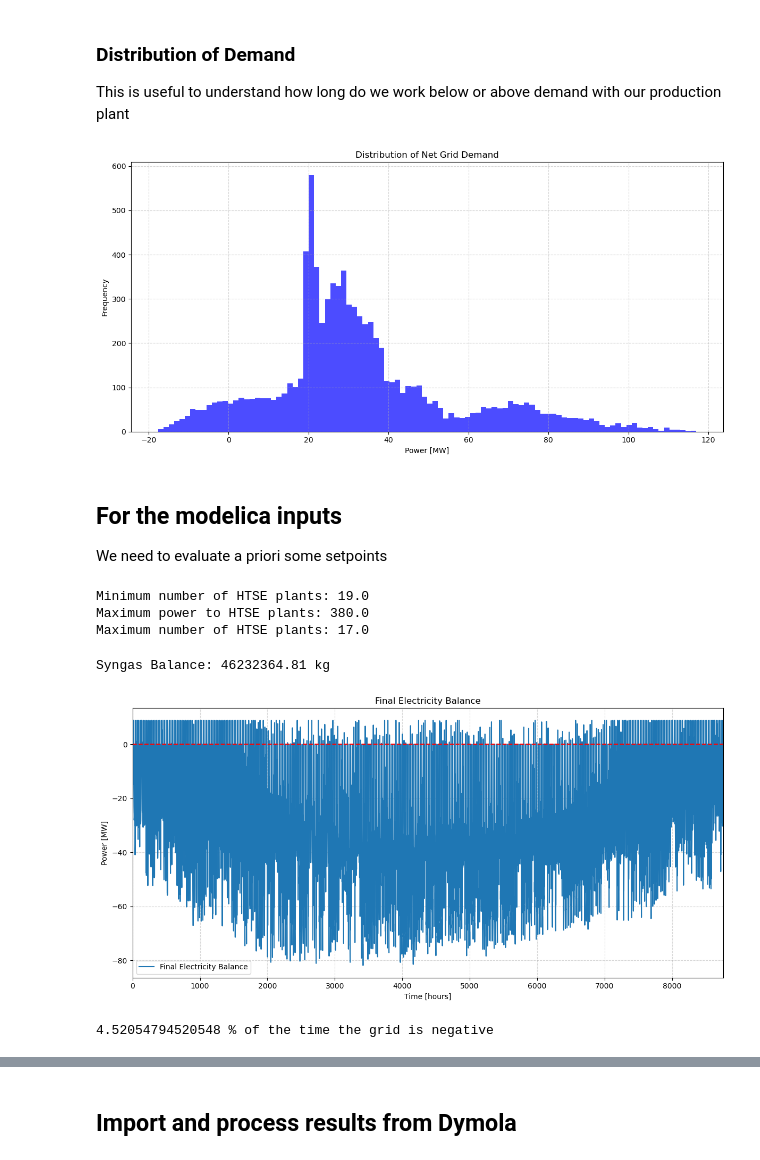
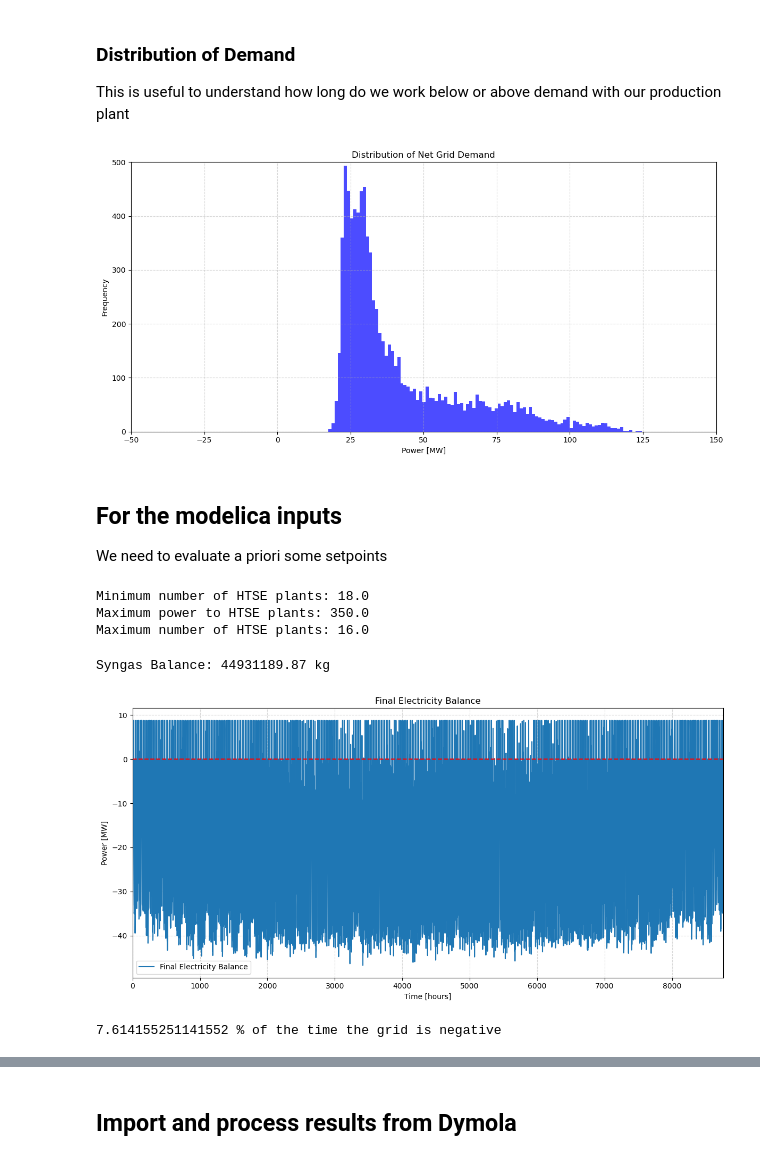
Before and after one commit to simo-pagliu/INRE, a Jupyter notebook: Energy Demand.ipynb, the cells around one changed output, grey strips where cells are left out. Saved outputs shown, nothing was run; the diff lists cells and outputs as text; code cells hidden in the pictures.

```diff
--- a/Energy Demand.ipynb
+++ b/Energy Demand.ipynb
@@ -21,6 +21,7 @@ N_DAYS = 365
 # %% [markdown]
 ## Data Input
 # %%
+
 # 0: Today
 # 1: Worst case scenario for 2050
 # 2: Mid case scenario for 2050
@@ -176,6 +177,7 @@ energy_class_distribution_worst = {
     "F": 12.0,
     "G": 6.0,
 }
+scenarios = [energy_class_distribution_today, energy_class_distribution_worst, energy_class_distribution_mid, energy_class_distribution_best]
 # %% [output]
 Correction factor for energy class A4: 0.94
 Correction factor for energy class A3: 1.50
@@ -268,7 +270,7 @@ for i, classe_energetica in enumerate(energy_classes):
     cold_power[classe_energetica] = np.array(cold_power_temp)
 # %%
 # From this point on we have to choose a distribution to work with, let's say the best one for now
-energy_class_distribution = energy_class_distribution_mid
+energy_class_distribution = scenarios[scenario_choice]
 # Plot it
 plt.figure(figsize=(12, 6))
 plt.bar(energy_class_distribution.keys(), energy_class_distribution.values(), color='blue', alpha=0.7, linewidth=2)
@@ -706,17 +670,18 @@ This is useful to understand how long do we work below or above demand with our
 # %%
 # Distribution of the power - make an histogram of the net grid demand
 plt.figure(figsize=(12, 6))
 plt.hist(Net_grid, bins=100, color='blue', alpha=0.7)
 plt.xlabel("Power [MW]")
-# plt.xlim(-10, 10)
+plt.ylim(0, 500)
+plt.xlim(-50,150)
 plt.ylabel("Frequency")
 plt.title("Distribution of Net Grid Demand")
 plt.grid(True, linestyle='--', alpha=0.5)
 plt.tight_layout()
-# plt.savefig(".\\Project_Data\\Plots\\Distribution_of_Net_Grid_Demand.png")
+plt.savefig(f".\Exports\Results\Scenario_{scenario_choice}\Distribution_of_Net_Grid_Demand.png")
 plt.show()
 # %% [output]
-[figure, old version]
+[figure, new version]
 # %% [markdown]
 ## For the modelica inputs
 We need to evaluate a priori some setpoints
@@ -741,9 +706,9 @@ print(f"Maximum number of HTSE plants: {max_number_of_HTSE_plants}")
 number_of_HTSE_plants = 15
 net_post_HTSE = net + number_of_HTSE_plants*HTSE_min_power
 # %% [output]
-Minimum number of HTSE plants: 19.0
-Maximum power to HTSE plants: 380.0
-Maximum number of HTSE plants: 17.0
+Minimum number of HTSE plants: 18.0
+Maximum power to HTSE plants: 350.0
+Maximum number of HTSE plants: 16.0
 # %%
 # Demand
 # SMR always at 100%
@@ -786,7 +751,7 @@ print(f"Syngas Balance: {np.sum(total_production_syngas) - total_demand_syngas:.
 # Final Electricty Balance
 final_electricity_balance = Net_grid - P_out_electric_SMR + H2_plant_electricity_demand - turbogas_electricty_production
 # %% [output]
-Syngas Balance: 46232364.81 kg
+Syngas Balance: 44931189.87 kg
 # %%
 # plot the final electricity balance
 plt.figure(figsize=(12, 6))
@@ -803,8 +768,8 @@ plt.show()
 
 print(sum(final_electricity_balance > 0)/8760 * 100, "% of the time the grid is negative")
 # %% [output]
-[figure, old version]
+[figure, new version]
-4.52054794520548 % of the time the grid is negative
+7.614155251141552 % of the time the grid is negative
 # %%
 # Plot
 plt.figure(figsize=(12, 6))
```
Also changed, not shown: parts of 22 cells of this notebook.
